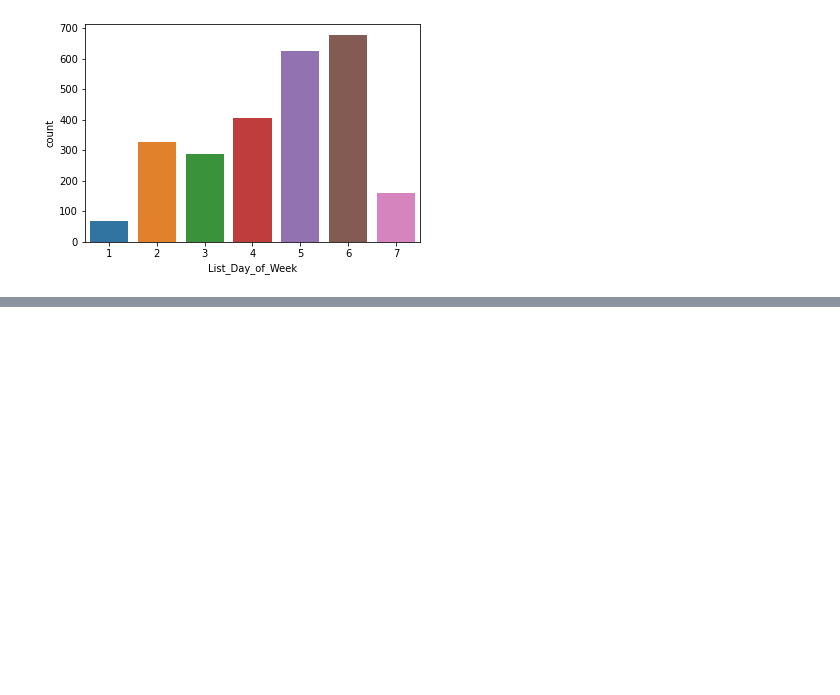
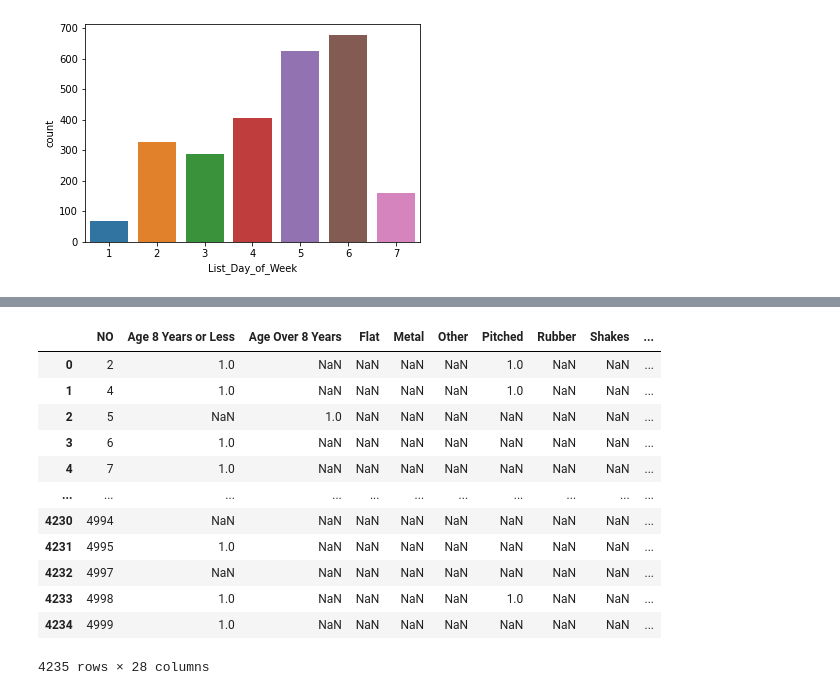
Before and after one commit to cuongpiger/CSC_Big_Data_in_Machine_Learning, a Jupyter notebook: Chapter 05. Data Pre-processing/demo1.ipynb, the cells around one changed output, grey strips where cells are left out. Saved outputs shown, nothing was run; the diff lists cells and outputs as text; code cells hidden in the pictures; blank space fills up the shorter version.

```diff
--- a/Chapter 05. Data Pre-processing/demo1.ipynb
+++ b/Chapter 05. Data Pre-processing/demo1.ipynb
@@ -123,0 +227,16 @@ plt.show()
+# %%
+roof_piv_df.orderBy('No').toPandas()
+# %% [output]
+|  | NO | Age 8 Years or Less | Age Over 8 Years | Flat | Metal | Other | Pitched | Rubber | Shakes | ... |
+| 0 | 2 | 1.0 | NaN | NaN | NaN | NaN | 1.0 | NaN | NaN | ... |
+| 1 | 4 | 1.0 | NaN | NaN | NaN | NaN | 1.0 | NaN | NaN | ... |
+| 2 | 5 | NaN | 1.0 | NaN | NaN | NaN | NaN | NaN | NaN | ... |
+| 3 | 6 | 1.0 | NaN | NaN | NaN | NaN | NaN | NaN | NaN | ... |
+| 4 | 7 | 1.0 | NaN | NaN | NaN | NaN | NaN | NaN | NaN | ... |
+| ... | ... | ... | ... | ... | ... | ... | ... | ... | ... | ... |
+| 4230 | 4994 | NaN | NaN | NaN | NaN | NaN | NaN | NaN | NaN | ... |
+| 4231 | 4995 | 1.0 | NaN | NaN | NaN | NaN | NaN | NaN | NaN | ... |
+| 4232 | 4997 | NaN | NaN | NaN | NaN | NaN | NaN | NaN | NaN | ... |
+| 4233 | 4998 | 1.0 | NaN | NaN | NaN | NaN | 1.0 | NaN | NaN | ... |
+| 4234 | 4999 | 1.0 | NaN | NaN | NaN | NaN | NaN | NaN | NaN | ... |
+4235 rows × 28 columns
```
Also changed, not shown: parts of 14 cells of this notebook.
